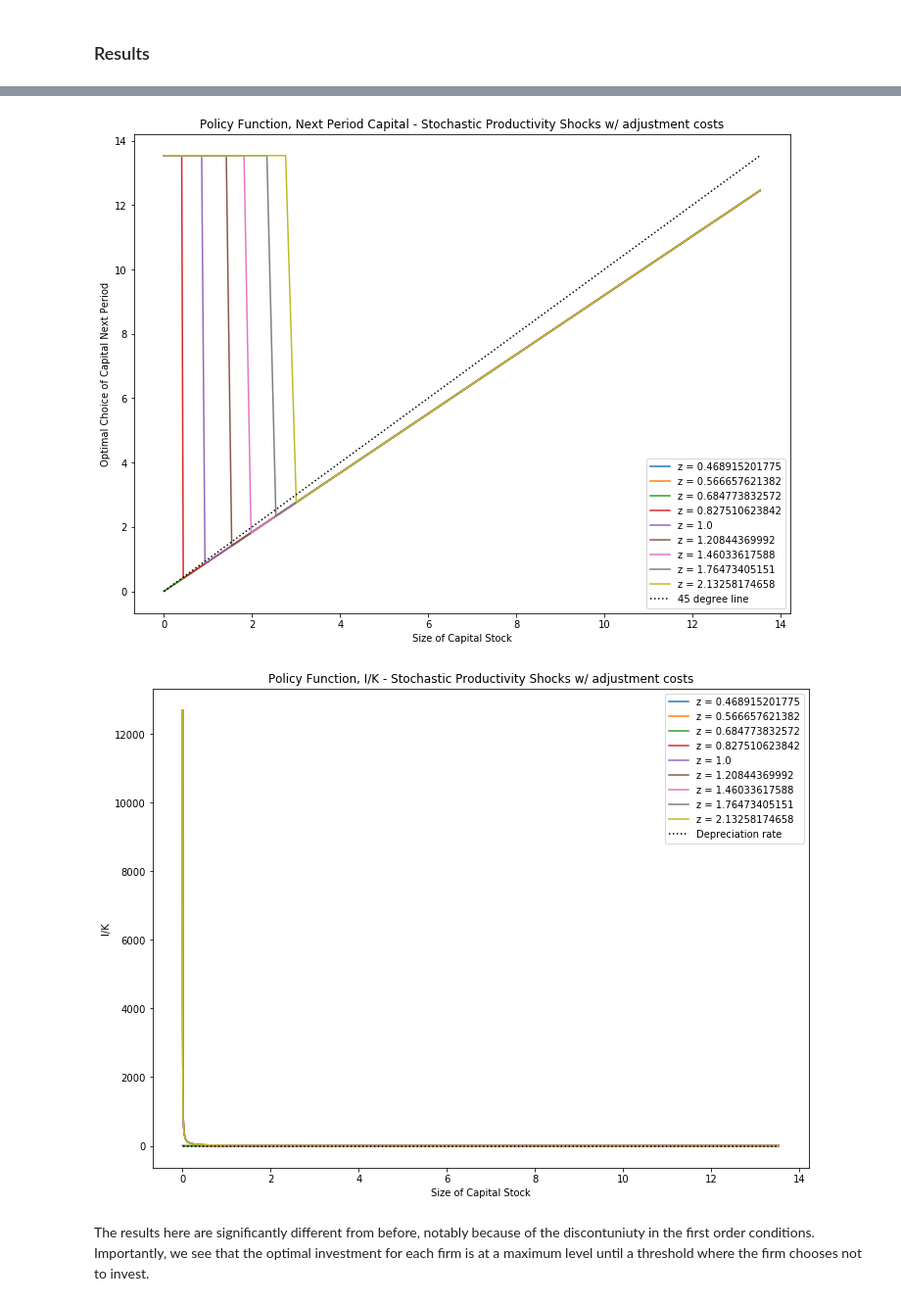
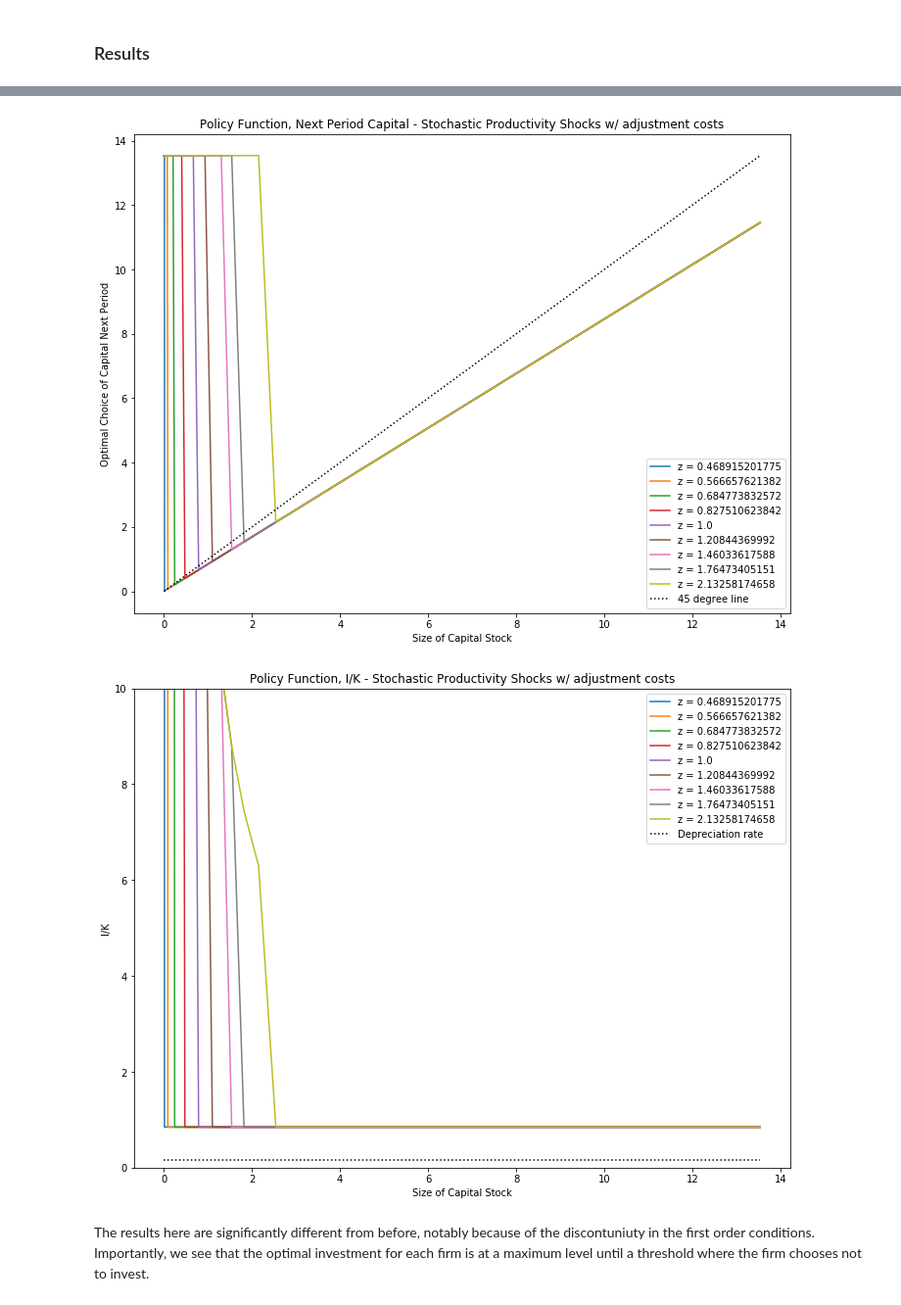
Before and after one commit to weihanchia/OSM-Lab-2017, a Jupyter notebook: Econ/Firm Dynamics/Firm Dynamics Question 2.ipynb, the cells around one changed output, grey strips where cells are left out. Shown at 98% size. Cells and saved outputs as stored; diff of their text form; code cells hidden in the pictures.

```diff
--- a/Econ/Firm Dynamics/Firm Dynamics Question 2.ipynb
+++ b/Econ/Firm Dynamics/Firm Dynamics Question 2.ipynb
@@ -77,7 +77,7 @@ kstar = ((((1 / betafirm - 1 + delta) * ((w / alpha_l) **
          (alpha_k * (1 ** (1 / (1 - alpha_l))))) **
          ((1 - alpha_l) / (alpha_k + alpha_l - 1)))
 
-kvec2 = incomegrid(2, kstar)
+kvec2 = incomegrid(1, kstar)
 
 # Generating grid of transition probabilities and nodes
 import ar1_approx as ar1
@@ -161,7 +161,7 @@ def VFI(kvec, zvec, e, prob, params, tol=1e-6,maxiter=3000):
                         b = e[i, 0, k] + betafirm*V[i-1,:].dot(prob[:,k])
                         Vmat[i, j, k] = max(a,b)
                         if  a < b: #Better to not invest
-                            Vmat2[i,i-1,k] = e[i,0,k] + betafirm*V[i-1,:].dot(prob[:,k])
+                            Vmat2[i,i-1,k] = e[i,i-1,k] + betafirm*V[i-1,:].dot(prob[:,k])
                         else:
                             Vmat2[i,j,k] = e[i, j, k] + betafirm * V[j,:].dot(prob[:,k])
         V = Vmat.max(axis=1)  # apply max operator to Vmat (to get V(k))
@@ -193,6 +193,6 @@ def policy(PF, kvec, zvec, params):
     return optK, optI
 # %%
 # Solving for Value Function and Policy Functions at Steady State
-V, PF = VFI(kvec2, zvec2, e, pi, params, tol=1e-3)
+V, PF = VFI(kvec2, zvec2, e, pi, params)
 optK, optI = policy(PF, kvec2, zvec2, params)
 # %% [output]
@@ -223,18 +223,19 @@ plt.title('Policy Function, Next Period Capital - Stochastic Productivity Shocks
 plt.legend()
 plt.show()
 # %% [output]
-[figure, old version]
+[figure, new version]
 # %%
 for i in range(9):
     plt.plot(kvec2[1:], optK[1:,i]/kvec2[1:], label='z = '+str(np.exp(zvec1[i])))
 plt.plot(kvec2[1:],(np.ones(kvec2.shape[0]-1)*delta), 'k:', label='Depreciation rate')
 plt.xlabel('Size of Capital Stock')
+plt.ylim((0,10))
 plt.ylabel('I/K')
 plt.title('Policy Function, I/K - Stochastic Productivity Shocks w/ ' +
           'adjustment costs')
 plt.legend()
 plt.show()
 # %% [output]
-[figure, old version]
+[figure, new version]
 # %% [markdown]
 The results here are significantly different from before, notably because of the discontuniuty in the first order conditions. Importantly, we see that the optimal investment for each firm is at a maximum level until a threshold where the firm chooses not to invest.
```
Also changed, not shown: parts of 4 cells of this notebook, 1 other file.
